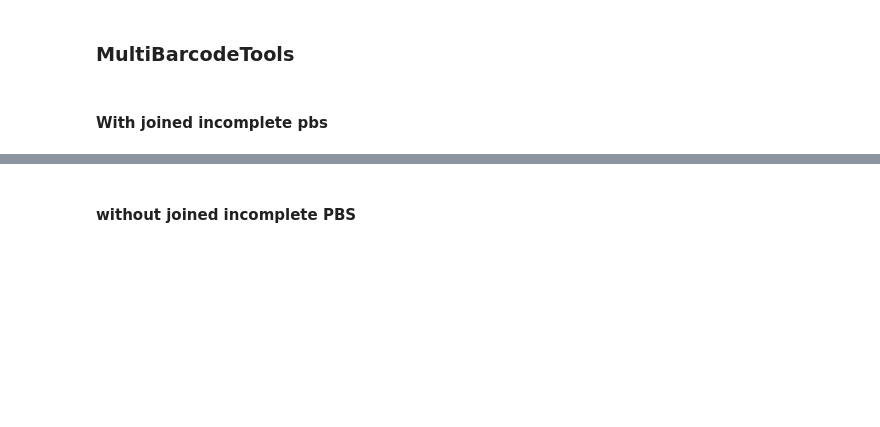
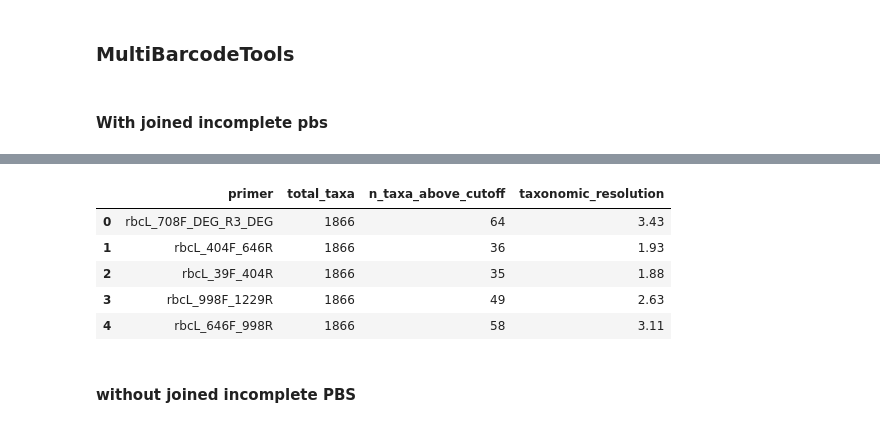
Before and after one commit to CIBIO-BU/mozaiko, a Jupyter notebook: draft.ipynb, the cells around one changed output, grey strips where cells are left out. Saved outputs shown, nothing was run; the diff lists cells and outputs as text; code cells hidden in the pictures; blank space fills up the shorter version.

```diff
--- a/draft.ipynb
+++ b/draft.ipynb
@@ -161,7 +186,14 @@ trait.parse_multibarcode_output(output_str)
 # %%
 from src.marker_scoring.metrics_system import *
 
-trait.get_taxonomic_resolution(otl_total_taxa_count=1500)
+trait.get_taxonomic_resolution()
+# %% [output]
+|  | primer | total_taxa | n_taxa_above_cutoff | taxonomic_resolution |
+| 0 | rbcL_708F_DEG_R3_DEG | 1866 | 64 | 3.43 |
+| 1 | rbcL_404F_646R | 1866 | 36 | 1.93 |
+| 2 | rbcL_39F_404R | 1866 | 35 | 1.88 |
+| 3 | rbcL_998F_1229R | 1866 | 49 | 2.63 |
+| 4 | rbcL_646F_998R | 1866 | 58 | 3.11 |
 # %%
 trait.load_nucleotide_distance()
 # %% [markdown]
```
Also changed, not shown: parts of 4 cells of this notebook, 7 other files.
